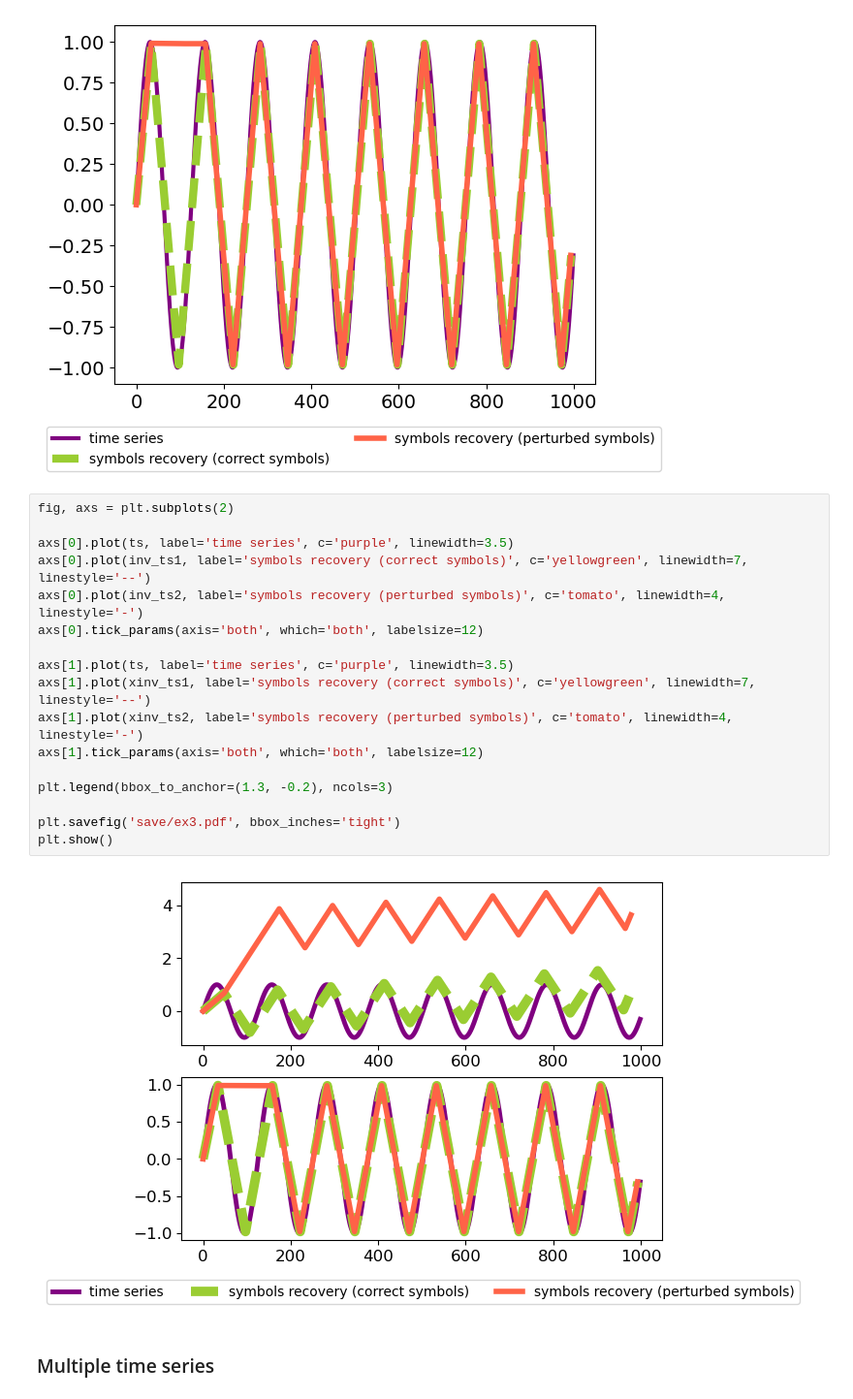
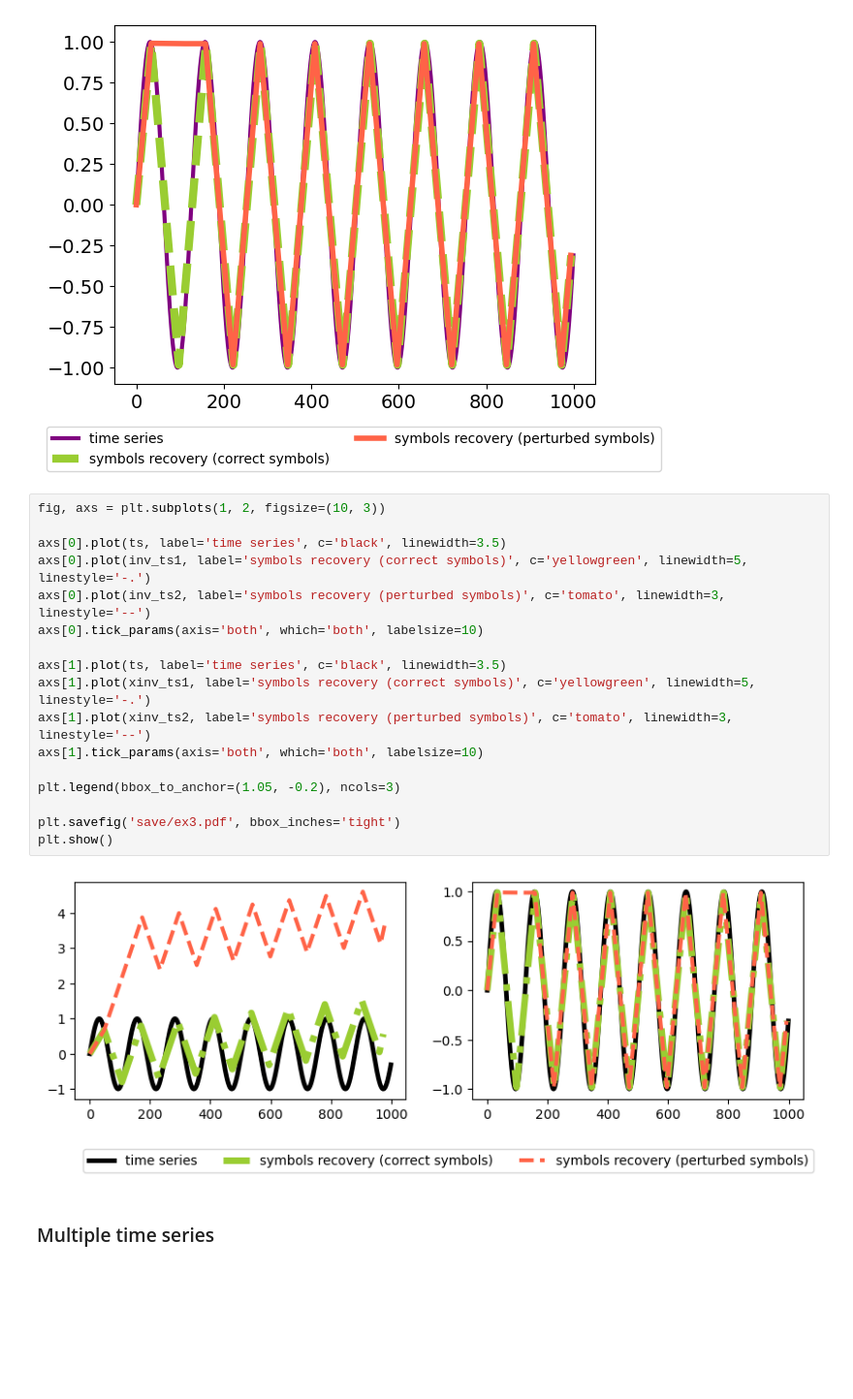
Before and after one commit to inEXASCALE/llm-abba, a Jupyter notebook: test.ipynb, the cells around one changed output. Shown at 97% size. Drawn from its saved outputs; the diff is of its cells as text; blank space fills up the shorter version.

Commit message:
change plots

```diff
--- a/test.ipynb
+++ b/test.ipynb
@@ -67,24 +67,24 @@ plt.show()
 # %% [output]
 [figure]
 # %%
-fig, axs = plt.subplots(2)
+fig, axs = plt.subplots(1, 2, figsize=(10, 3))
 
-axs[0].plot(ts, label='time series', c='purple', linewidth=3.5)
-axs[0].plot(inv_ts1, label='symbols recovery (correct symbols)', c='yellowgreen', linewidth=7, linestyle='--')
-axs[0].plot(inv_ts2, label='symbols recovery (perturbed symbols)', c='tomato', linewidth=4, linestyle='-')
-axs[0].tick_params(axis='both', which='both', labelsize=12)
+axs[0].plot(ts, label='time series', c='black', linewidth=3.5)
+axs[0].plot(inv_ts1, label='symbols recovery (correct symbols)', c='yellowgreen', linewidth=5, linestyle='-.')
+axs[0].plot(inv_ts2, label='symbols recovery (perturbed symbols)', c='tomato', linewidth=3, linestyle='--')
+axs[0].tick_params(axis='both', which='both', labelsize=10)
 
-axs[1].plot(ts, label='time series', c='purple', linewidth=3.5)
-axs[1].plot(xinv_ts1, label='symbols recovery (correct symbols)', c='yellowgreen', linewidth=7, linestyle='--')
-axs[1].plot(xinv_ts2, label='symbols recovery (perturbed symbols)', c='tomato', linewidth=4, linestyle='-')
-axs[1].tick_params(axis='both', which='both', labelsize=12)
+axs[1].plot(ts, label='time series', c='black', linewidth=3.5)
+axs[1].plot(xinv_ts1, label='symbols recovery (correct symbols)', c='yellowgreen', linewidth=5, linestyle='-.')
+axs[1].plot(xinv_ts2, label='symbols recovery (perturbed symbols)', c='tomato', linewidth=3, linestyle='--')
+axs[1].tick_params(axis='both', which='both', labelsize=10)
 
-plt.legend(bbox_to_anchor=(1.3, -0.2), ncols=3)
+plt.legend(bbox_to_anchor=(1.05, -0.2), ncols=3)
 
 plt.savefig('save/ex3.pdf', bbox_inches='tight')
 plt.show()
 # %% [output]
-[figure, old version]
+[figure, new version]
 # %% [markdown]
 ### Multiple time series
 # %%
```
Also changed, not shown: 3 other files.
